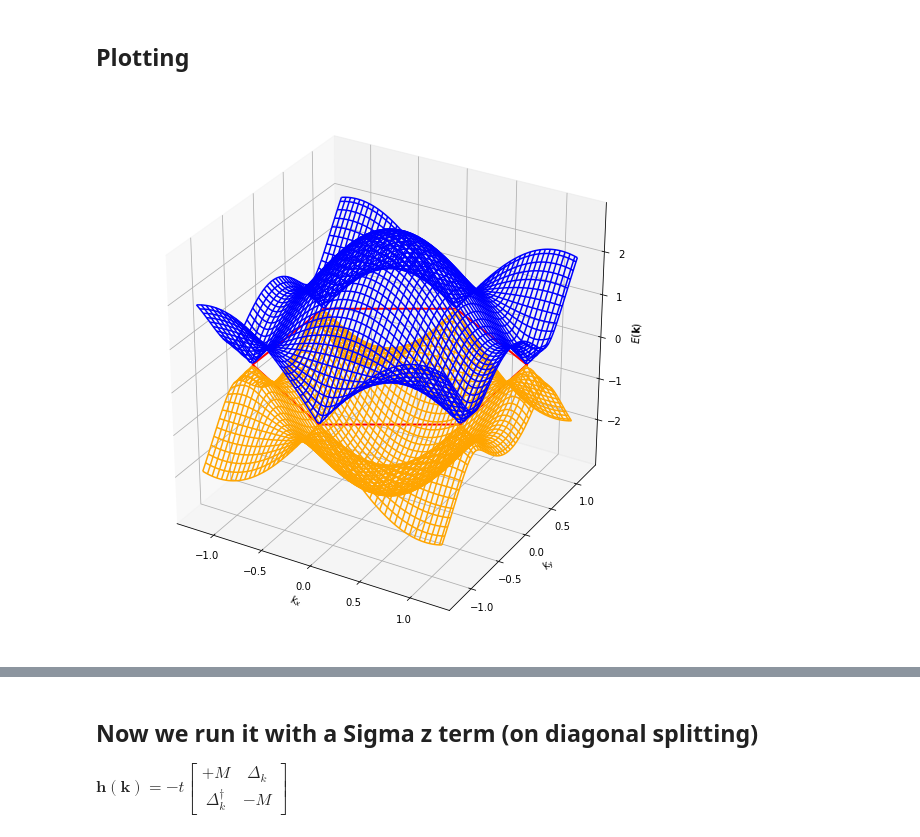
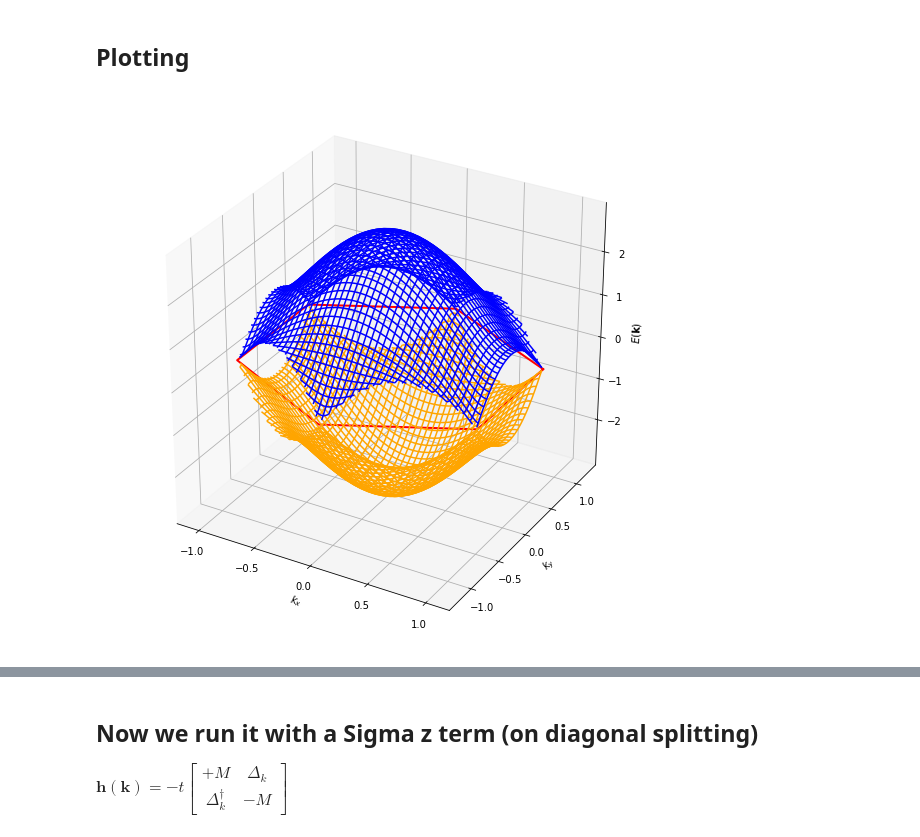
Before and after one commit to NRobertsF91W/PhD-Jupyter-Notebooks, a Jupyter notebook: Honeycomb Numerical.ipynb, the cells around one changed output, grey strips where cells are left out. Cells and saved outputs as stored; diff of their text form; code cells hidden in the pictures.

Commit message:
reform hexagon to torus

```diff
--- a/Honeycomb Numerical.ipynb
+++ b/Honeycomb Numerical.ipynb
@@ -42,11 +43,13 @@ def find_eigvals(k_x, k_y, a_mag, coupling, sigma_z):
             for j in range(len(k_y)):
                 h_matrix = build_h_matrix(kx[i], ky[j], a_mag, coupling, sigma_z)
 
-                eigvals, eigvecs = np.linalg.eigh(h_matrix)
+                eigvals = np.linalg.eigvalsh(h_matrix)
 
                 eig_band_1[i,j] = eigvals[0]
                 eig_band_2[i,j] = eigvals[1]
 
+
+
     return eig_band_1, eig_band_2
 # %%
 # Defining Constants
@@ -65,28 +68,39 @@ band_1, band_2 = find_eigvals(kx, ky, a_mag, coupling, 0)
 # %%
 
 
 fig_3d = plt.figure(figsize=(10,10))
 ax_3d = fig_3d.add_subplot(111, projection='3d')
 
 # Outlining a hexagon specifying Brillouin zone
 hexagon_coord_x = np.array([2*np.pi/(3*a_mag), 0, -2*np.pi/(3*a_mag),
                             -2*np.pi/(3*a_mag), 0, 2*np.pi/(3*a_mag),2*np.pi/(3*a_mag)])
 hexagon_coord_y = np.array([2*np.pi/(3*np.sqrt(3)*a_mag), mag_K,
                             2*np.pi/(3*np.sqrt(3)*a_mag), -2*np.pi/(3*np.sqrt(3)*a_mag),
                              -mag_K, -2*np.pi/(3*np.sqrt(3)*a_mag), 2*np.pi/(3*np.sqrt(3)*a_mag) ])
+hexagon_poly_points = list(zip(hexagon_coord_x, hexagon_coord_y))
+hexagon_path = pth.Path(hexagon_poly_points)
+coords = np.transpose(np.vstack([kxv.ravel(), kyv.ravel()]))
+only_brillouin = np.reshape(hexagon_path.contains_points(coords),(100,100))
+
+kxv_brill = np.where(only_brillouin, kxv, np.nan)
+kyv_brill = np.where(only_brillouin, kyv, np.nan)
+band_1_brill = np.where(only_brillouin, band_1, np.nan)
+band_2_brill = np.where(only_brillouin, band_2, np.nan)
+
 hexagon = ax_3d.plot(hexagon_coord_x, hexagon_coord_y, np.zeros(len(hexagon_coord_x)),
                      linestyle='-', linewidth=2, color='red')
 
+
 # Plotting bands
-surf_1 = ax_3d.plot_wireframe(kxv, kyv, band_1, cmap=cm.coolwarm, antialiased=True, color='orange')
-surf_2 = ax_3d.plot_wireframe(kxv, kyv, band_2, cmap=cm.coolwarm, antialiased=True, color='blue')
+surf_1 = ax_3d.plot_wireframe(kxv_brill, kyv_brill, band_1_brill, cmap=cm.coolwarm, antialiased=True, color='orange')
+surf_2 = ax_3d.plot_wireframe(kxv_brill, kyv_brill, band_2_brill, cmap=cm.coolwarm, antialiased=True, color='blue')
 # Labels
 ax_3d.set_xlabel('$k_{x}$')
 ax_3d.set_ylabel('$k_{y}$')
 ax_3d.set_zlabel('$E(\mathbf{k})$')
 plt.show()
 # %% [output]
-[figure, old version]
+[figure, new version]
 # %%
 # Changing viewing angle to see Dirac cones
 ax_3d.view_init(0, 35)
```
Also changed, not shown: parts of 15 cells of this notebook.
